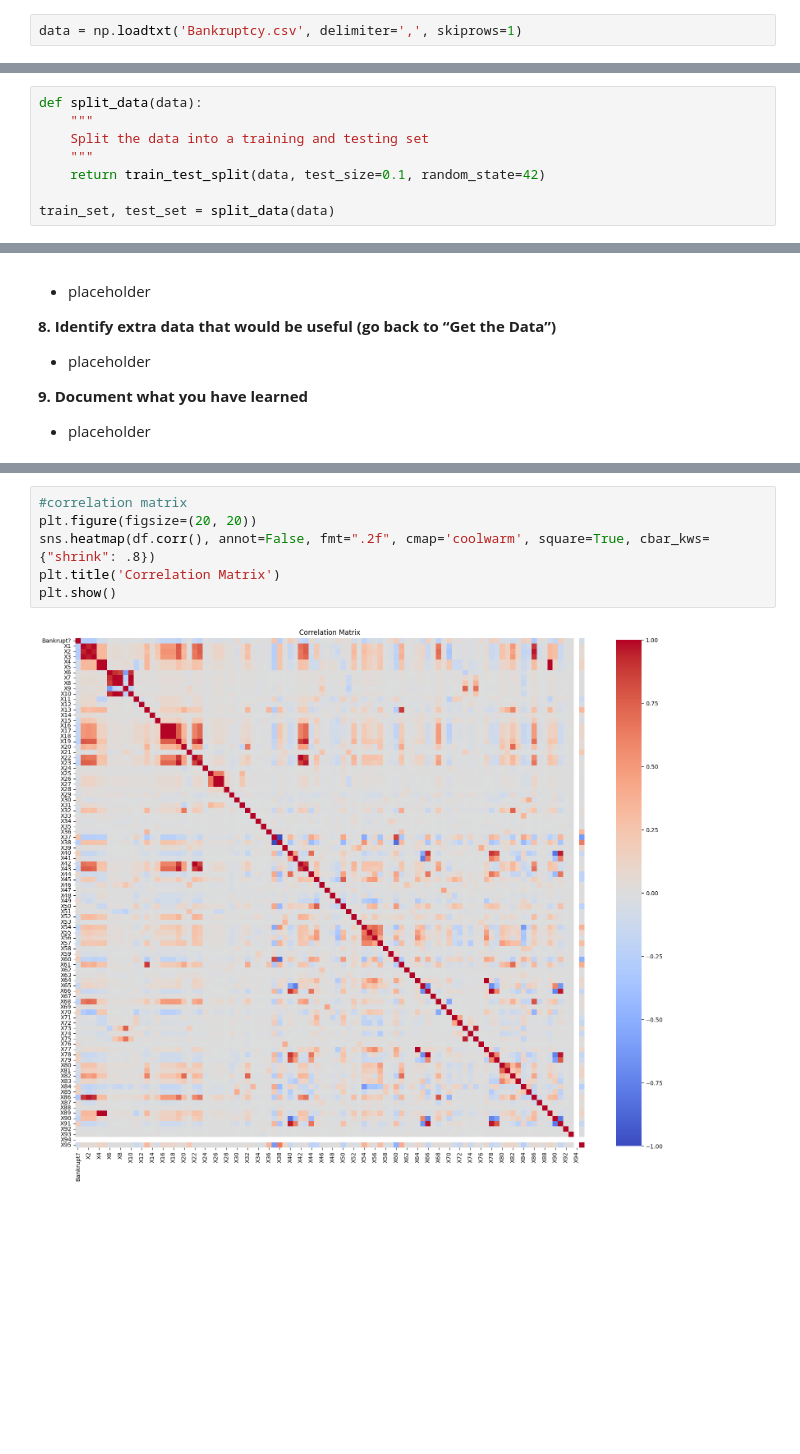
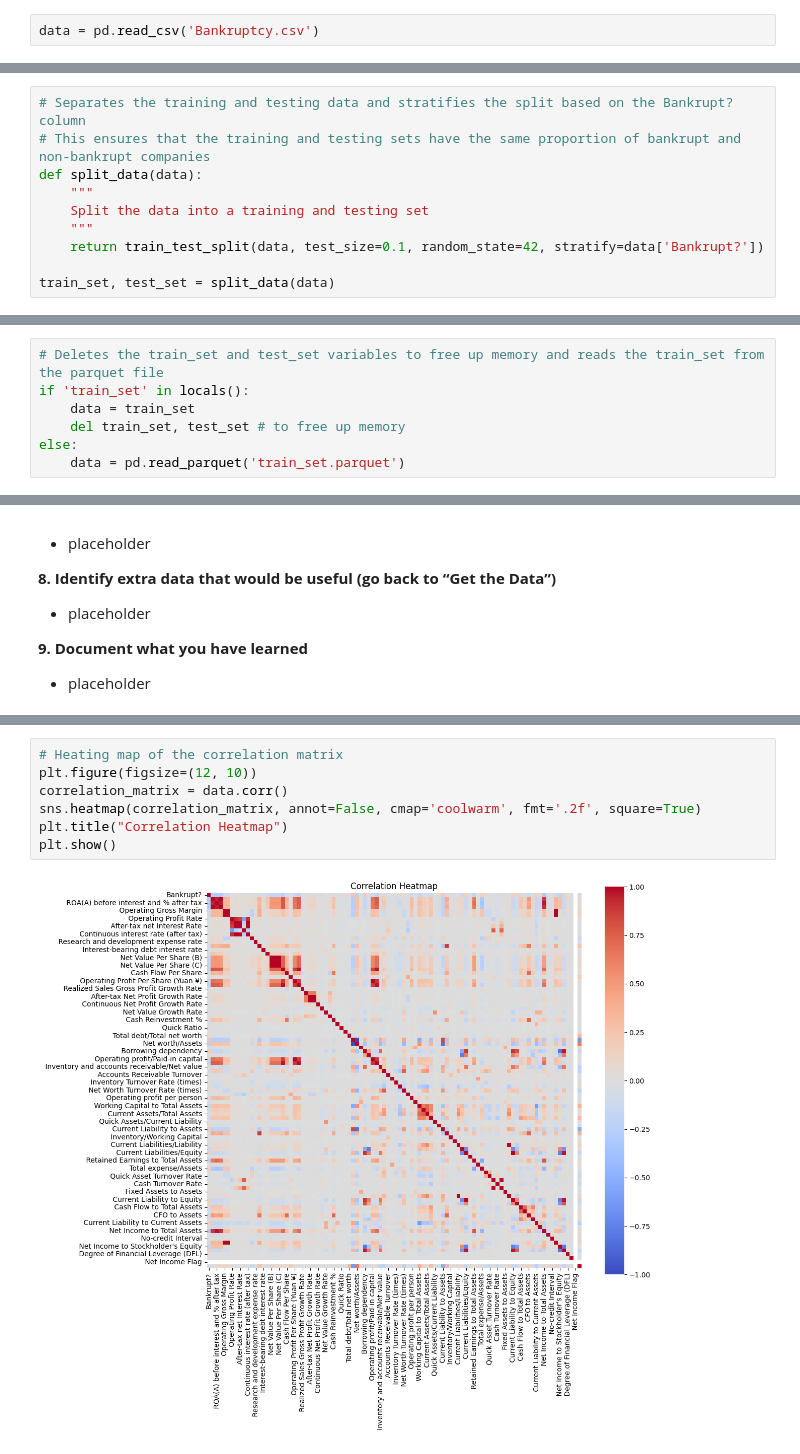
Before and after one commit to TeranG710/GORTFinal, a Jupyter notebook: bankrupt.ipynb, the cells around one changed output, grey strips where cells are left out. Saved outputs shown, nothing was run; the diff lists cells and outputs as text; blank space fills up the shorter version.

Commit message:
Updated Data Exploration

```diff
--- a/bankrupt.ipynb
+++ b/bankrupt.ipynb
@@ -73,4 +73,4 @@ import matplotlib.pylab as plt
 import seaborn as sns
 from sklearn.model_selection import train_test_split
 # %%
-data = np.loadtxt('Bankruptcy.csv', delimiter=',', skiprows=1)
+data = pd.read_csv('Bankruptcy.csv')
@@ -77,8 +143,10 @@ data = np.loadtxt('Bankruptcy.csv', delimiter=',', skiprows=1)
 # %%
+# Separates the training and testing data and stratifies the split based on the Bankrupt? column
+# This ensures that the training and testing sets have the same proportion of bankrupt and non-bankrupt companies
 def split_data(data):
     """
     Split the data into a training and testing set
     """
-    return train_test_split(data, test_size=0.1, random_state=42)
+    return train_test_split(data, test_size=0.1, random_state=42, stratify=data['Bankrupt?'])
 
 train_set, test_set = split_data(data)
@@ -85,3 +157,10 @@ train_set, test_set = split_data(data)
+# %%
+# Deletes the train_set and test_set variables to free up memory and reads the train_set from the parquet file
+if 'train_set' in locals():
+    data = train_set
+    del train_set, test_set # to free up memory
+else:
+    data = pd.read_parquet('train_set.parquet')
 # %% [markdown]
 ## Explore the data
 
@@ -377,8 +318,9 @@ plt.show()
 # %%
-#correlation matrix
-plt.figure(figsize=(20, 20))
-sns.heatmap(df.corr(), annot=False, fmt=".2f", cmap='coolwarm', square=True, cbar_kws={"shrink": .8})
-plt.title('Correlation Matrix')
+# Heating map of the correlation matrix
+plt.figure(figsize=(12, 10))
+correlation_matrix = data.corr()
+sns.heatmap(correlation_matrix, annot=False, cmap='coolwarm', fmt='.2f', square=True)
+plt.title("Correlation Heatmap")
 plt.show()
 # %% [output]
-[figure, old version]
+[figure, new version]
```
Also changed, not shown: parts of 28 cells of this notebook.
